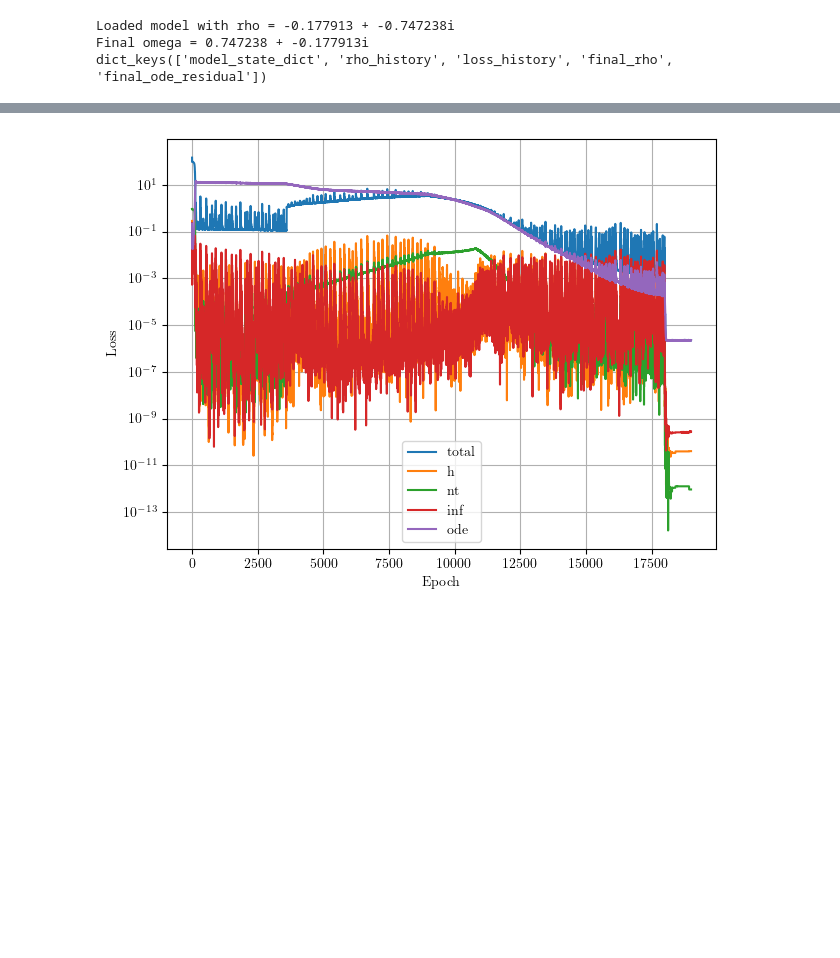
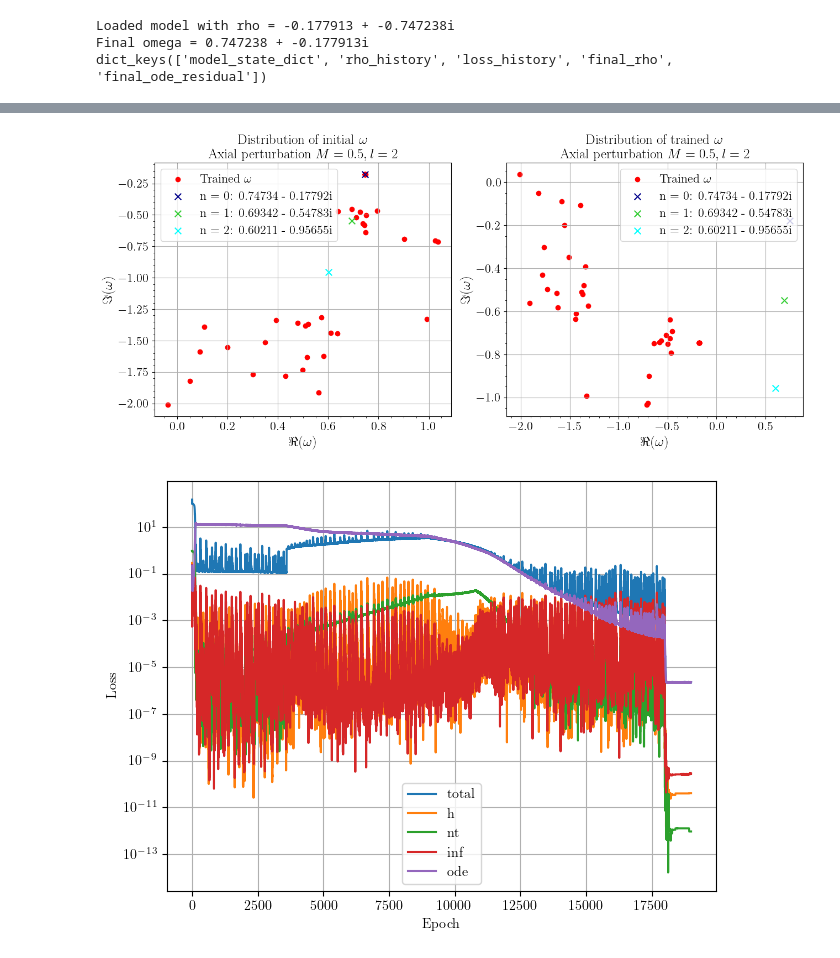
Before and after one commit to dakeerie/MSci-Project, a Jupyter notebook: Load.ipynb, the cells around one changed output, grey strips where cells are left out. Saved outputs shown, nothing was run; the diff lists cells and outputs as text; code cells hidden in the pictures; blank space fills up the shorter version.

```diff
--- a/Load.ipynb
+++ b/Load.ipynb
@@ -132,3 +132,50 @@ plt.savefig('./PINNFigures/rhoconvergence.png', format = 'png')
+# %%
+#50 run distribution analysis
+data = np.loadtxt('./Pretrained_Models/qnm_results_l2_delta0.6_50runs.txt')
+real_idist = data[:, 1]
+imag_idist = data[:, 2]
+real_tdist = data[:, 3]
+imag_tdist = data[:, 4]
+
+plt.figure(figsize = [13, 6])
+plt.subplot(1, 2, 1)
+plt.scatter(real_idist, imag_idist, color = 'red', label = r'Trained $\omega$')
+plt.scatter(0.74734, -0.17792, marker = 'x',  zorder = 5, color = 'darkblue', s = 70, label = 'n = 0: 0.74734 - 0.17792i')
+plt.scatter(0.69342, -0.54783, marker = 'x',  zorder = 5, color = 'limegreen', s = 70, label = 'n = 1: 0.69342 - 0.54783i')
+plt.scatter(0.60211, -0.95655, marker = 'x',  zorder = 5, color = 'cyan', s = 70, label = 'n = 2: 0.60211 - 0.95655i')
+# plt.xlim(0.7, 0.8)
+# plt.ylim(-0.17, -0.18)
+plt.title(r'Distribution of initial $\omega$'
+        '\n'
+        r'Axial perturbation $M = 0.5, l=2$ ', fontsize = 18)
+plt.xlabel(r'$\Re(\omega)$', fontsize = 18)
+plt.ylabel(r'$\Im(\omega)$', fontsize = 18)
+plt.legend(fontsize = 16)
+plt.tick_params(labelsize = 16)
+plt.grid()
+plt.minorticks_on()
+plt.tight_layout()
+
+plt.subplot(1, 2, 2)
+plt.scatter(real_tdist, imag_tdist, color = 'red', label = r'Trained $\omega$')
+plt.scatter(0.74734, -0.17792, marker = 'x',  zorder = 5, color = 'darkblue', s = 70, label = 'n = 0: 0.74734 - 0.17792i')
+plt.scatter(0.69342, -0.54783, marker = 'x',  zorder = 5, color = 'limegreen', s = 70, label = 'n = 1: 0.69342 - 0.54783i')
+plt.scatter(0.60211, -0.95655, marker = 'x',  zorder = 5, color = 'cyan', s = 70, label = 'n = 2: 0.60211 - 0.95655i')
+# plt.xlim(0.7, 0.8)
+# plt.ylim(-0.17, -0.18)
+plt.title(r'Distribution of trained $\omega$'
+        '\n'
+        r'Axial perturbation $M = 0.5, l=2$ ', fontsize = 18)
+plt.xlabel(r'$\Re(\omega)$', fontsize = 18)
+plt.ylabel(r'$\Im(\omega)$', fontsize = 18)
+plt.legend(fontsize = 16)
+plt.tick_params(labelsize = 16)
+plt.grid()
+plt.minorticks_on()
+plt.tight_layout()
+plt.show()
+# %% [output]
+[figure, added]
 # %%
 
 plt.figure()
```
Also changed, not shown: parts of 1 cell of this notebook.
